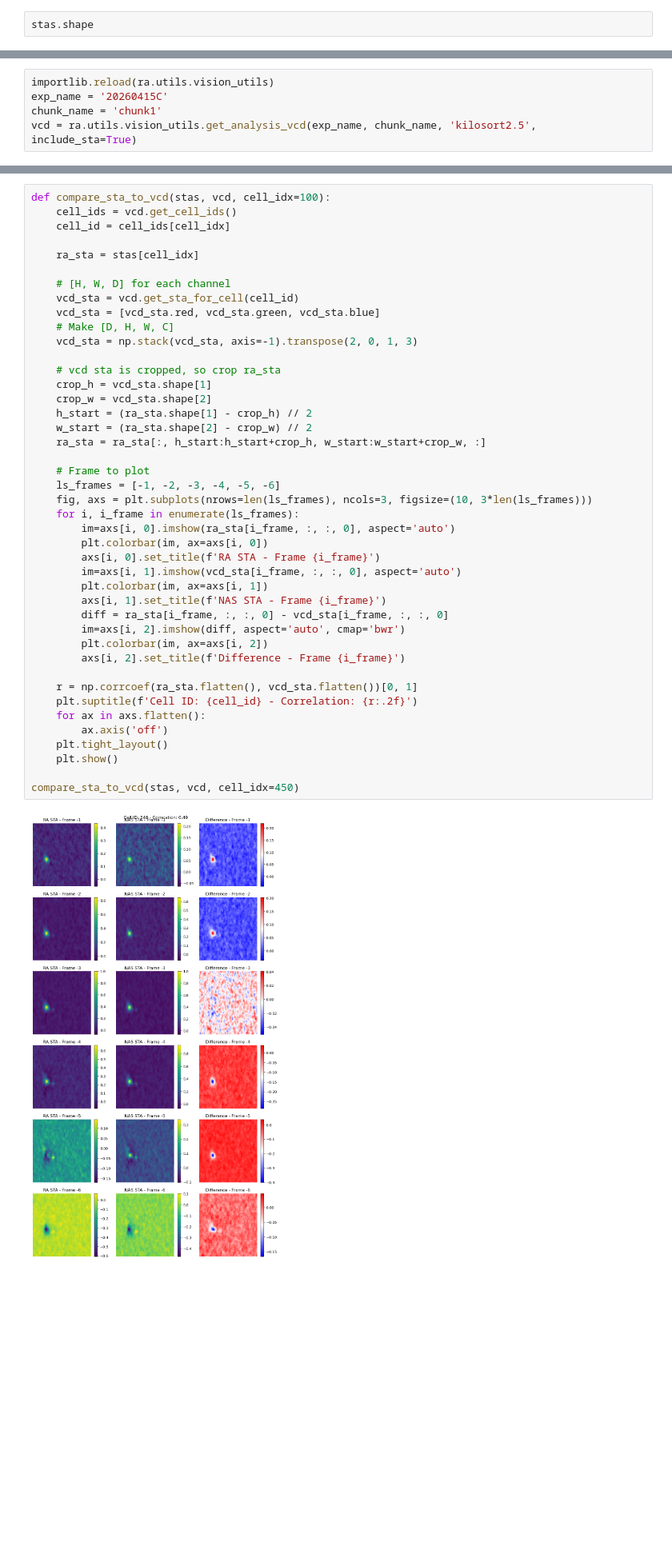
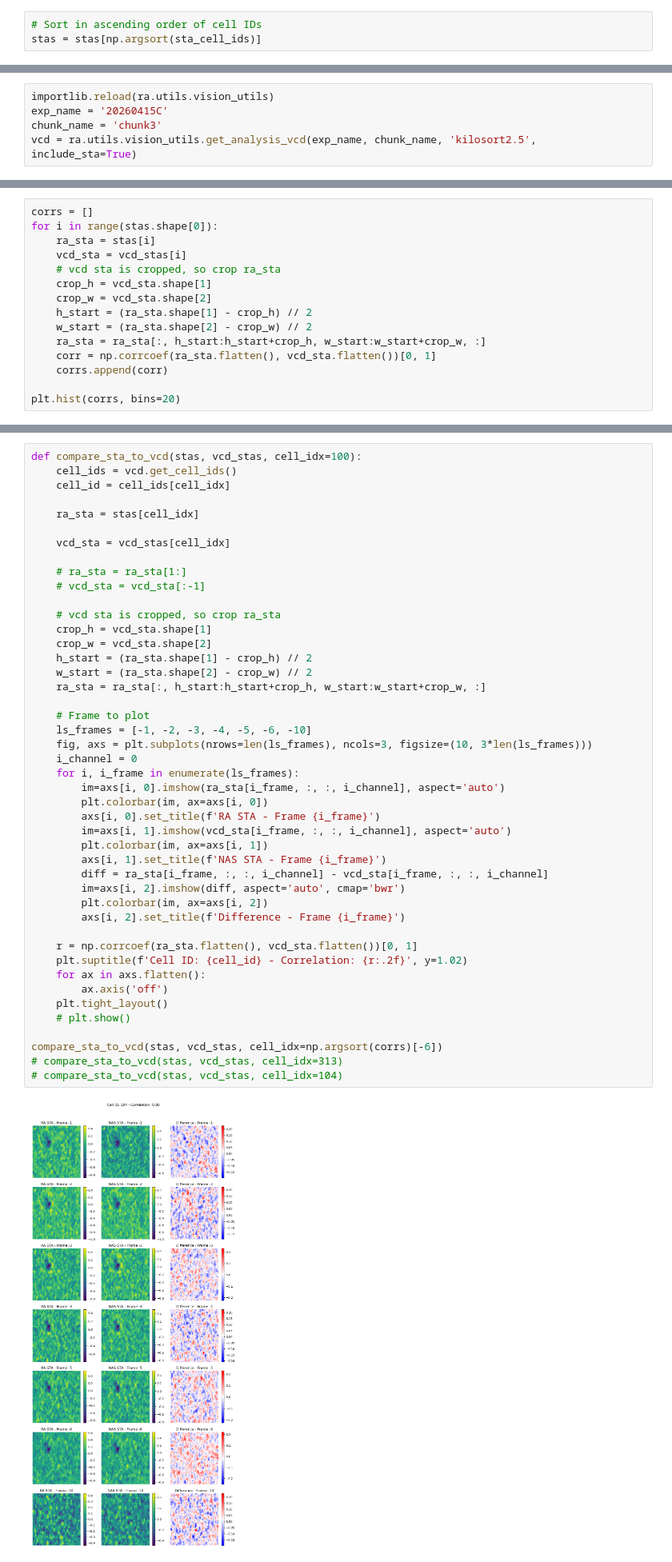
Before and after one commit to DRezeanu/retinanalysis, a Jupyter notebook: nbs/vr_sta.ipynb, the cells around one changed output, grey strips where cells are left out. Shown at 80% size. Cells and saved outputs as stored; diff of their text form; blank space fills up the shorter version.

```diff
--- a/nbs/vr_sta.ipynb
+++ b/nbs/vr_sta.ipynb
@@ -14,2 +45,3 @@ stas = np.load(str_stas)
 # %%
-stas.shape
+# Sort in ascending order of cell IDs
+stas = stas[np.argsort(sta_cell_ids)]
@@ -27,6 +57,6 @@ plt.colorbar()
 # %%
 importlib.reload(ra.utils.vision_utils)
 exp_name = '20260415C'
-chunk_name = 'chunk1'
+chunk_name = 'chunk3'
 vcd = ra.utils.vision_utils.get_analysis_vcd(exp_name, chunk_name, 'kilosort2.5', include_sta=True)
 # %% [output]
@@ -34,0 +78,15 @@ VCD loaded with 492 cells.
+# %%
+corrs = []
+for i in range(stas.shape[0]):
+    ra_sta = stas[i]
+    vcd_sta = vcd_stas[i]
+    # vcd sta is cropped, so crop ra_sta
+    crop_h = vcd_sta.shape[1]
+    crop_w = vcd_sta.shape[2]
+    h_start = (ra_sta.shape[1] - crop_h) // 2
+    w_start = (ra_sta.shape[2] - crop_w) // 2
+    ra_sta = ra_sta[:, h_start:h_start+crop_h, w_start:w_start+crop_w, :]
+    corr = np.corrcoef(ra_sta.flatten(), vcd_sta.flatten())[0, 1]
+    corrs.append(corr)
+
+plt.hist(corrs, bins=20)
@@ -35,45 +110,47 @@ VCD loaded with 492 cells.
 # %%
-def compare_sta_to_vcd(stas, vcd, cell_idx=100):
+def compare_sta_to_vcd(stas, vcd_stas, cell_idx=100):
     cell_ids = vcd.get_cell_ids()
     cell_id = cell_ids[cell_idx]
 
     ra_sta = stas[cell_idx]
 
-    # [H, W, D] for each channel
-    vcd_sta = vcd.get_sta_for_cell(cell_id)
-    vcd_sta = [vcd_sta.red, vcd_sta.green, vcd_sta.blue]
-    # Make [D, H, W, C]
-    vcd_sta = np.stack(vcd_sta, axis=-1).transpose(2, 0, 1, 3)
+    vcd_sta = vcd_stas[cell_idx]
+
+    # ra_sta = ra_sta[1:]
+    # vcd_sta = vcd_sta[:-1]
 
     # vcd sta is cropped, so crop ra_sta
     crop_h = vcd_sta.shape[1]
     crop_w = vcd_sta.shape[2]
     h_start = (ra_sta.shape[1] - crop_h) // 2
     w_start = (ra_sta.shape[2] - crop_w) // 2
     ra_sta = ra_sta[:, h_start:h_start+crop_h, w_start:w_start+crop_w, :]
 
     # Frame to plot
-    ls_frames = [-1, -2, -3, -4, -5, -6]
+    ls_frames = [-1, -2, -3, -4, -5, -6, -10]
     fig, axs = plt.subplots(nrows=len(ls_frames), ncols=3, figsize=(10, 3*len(ls_frames)))
+    i_channel = 0
     for i, i_frame in enumerate(ls_frames):
-        im=axs[i, 0].imshow(ra_sta[i_frame, :, :, 0], aspect='auto')
+        im=axs[i, 0].imshow(ra_sta[i_frame, :, :, i_channel], aspect='auto')
         plt.colorbar(im, ax=axs[i, 0])
         axs[i, 0].set_title(f'RA STA - Frame {i_frame}')
-        im=axs[i, 1].imshow(vcd_sta[i_frame, :, :, 0], aspect='auto')
+        im=axs[i, 1].imshow(vcd_sta[i_frame, :, :, i_channel], aspect='auto')
         plt.colorbar(im, ax=axs[i, 1])
         axs[i, 1].set_title(f'NAS STA - Frame {i_frame}')
-        diff = ra_sta[i_frame, :, :, 0] - vcd_sta[i_frame, :, :, 0]
+        diff = ra_sta[i_frame, :, :, i_channel] - vcd_sta[i_frame, :, :, i_channel]
         im=axs[i, 2].imshow(diff, aspect='auto', cmap='bwr')
         plt.colorbar(im, ax=axs[i, 2])
         axs[i, 2].set_title(f'Difference - Frame {i_frame}')
 
     r = np.corrcoef(ra_sta.flatten(), vcd_sta.flatten())[0, 1]
-    plt.suptitle(f'Cell ID: {cell_id} - Correlation: {r:.2f}')
+    plt.suptitle(f'Cell ID: {cell_id} - Correlation: {r:.2f}', y=1.02)
     for ax in axs.flatten():
         ax.axis('off')
     plt.tight_layout()
-    plt.show()
+    # plt.show()
 
-compare_sta_to_vcd(stas, vcd, cell_idx=450)
+compare_sta_to_vcd(stas, vcd_stas, cell_idx=np.argsort(corrs)[-6])
+# compare_sta_to_vcd(stas, vcd_stas, cell_idx=313)
+# compare_sta_to_vcd(stas, vcd_stas, cell_idx=104)
 # %% [output]
-[figure, old version]
+[figure, new version]
```
Also changed, not shown: parts of 10 cells of this notebook, 5 other files.
